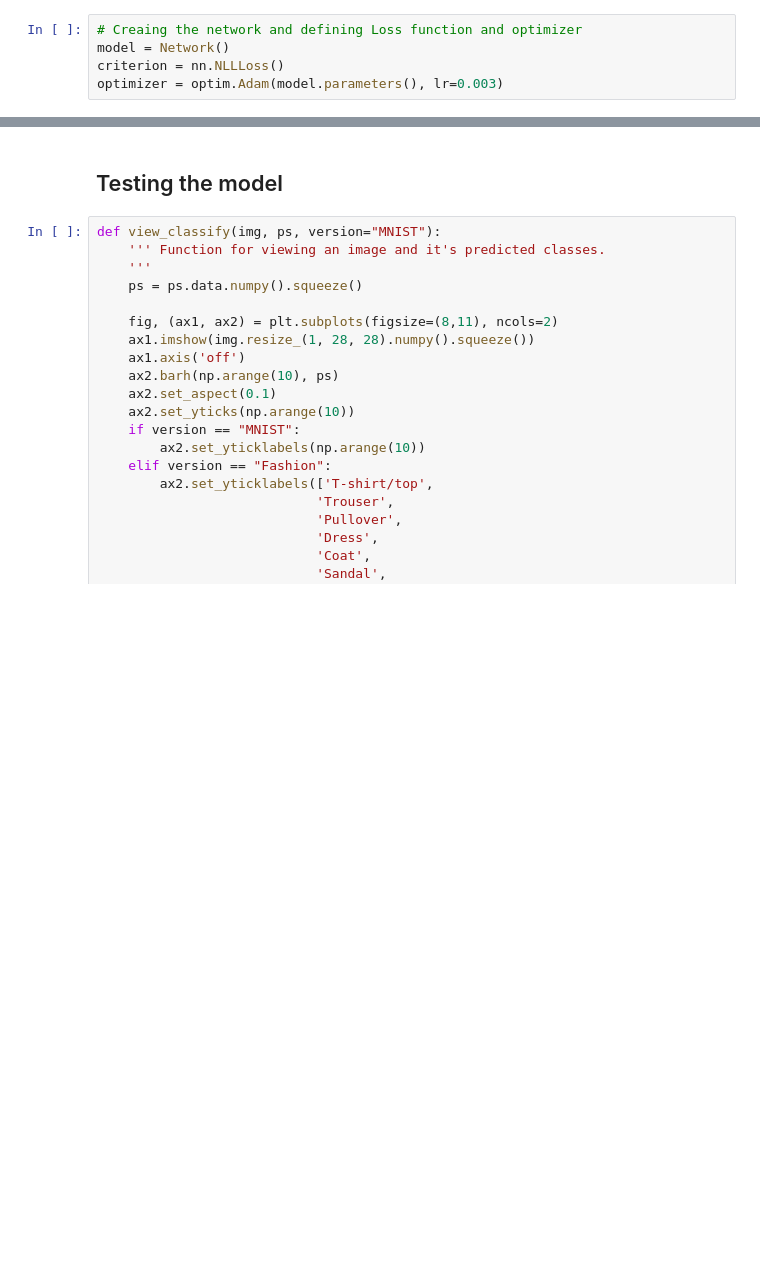
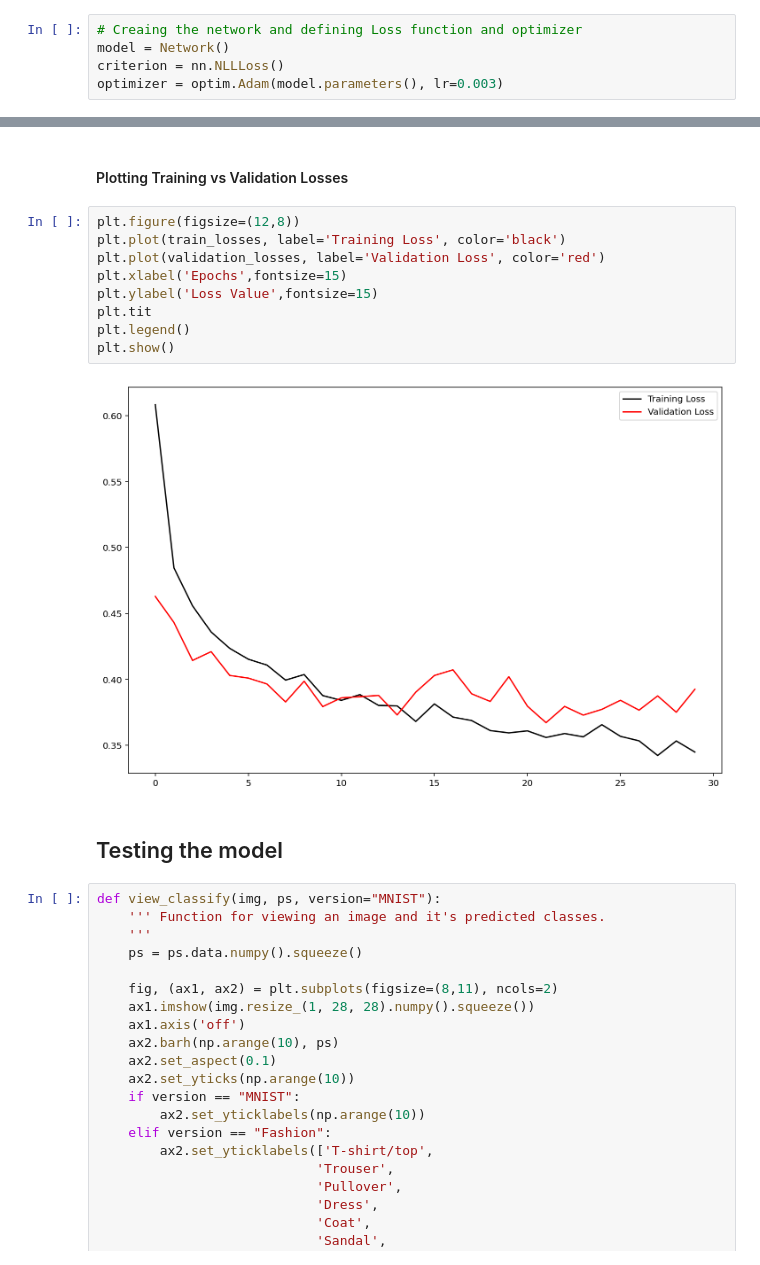
Before and after one commit to shiva-adith/neural_networks, a Jupyter notebook: FMNIST/FMNIST_Classifier.ipynb, the cells around one changed output, grey strips where cells are left out. Saved outputs shown, nothing was run; the diff lists cells and outputs as text; blank space fills up the shorter version.

```diff
--- a/FMNIST/FMNIST_Classifier.ipynb
+++ b/FMNIST/FMNIST_Classifier.ipynb
@@ -108,3 +169,16 @@ Wall time: 1min 57s
+# %% [markdown]
+<h4>Plotting Training vs Validation Losses</h4>
+# %%
+plt.figure(figsize=(12,8))
+plt.plot(train_losses, label='Training Loss', color='black')
+plt.plot(validation_losses, label='Validation Loss', color='red')
+plt.xlabel('Epochs',fontsize=15)
+plt.ylabel('Loss Value',fontsize=15)
+plt.tit
+plt.legend()
+plt.show()
+# %% [output]
+[figure, added]
 # %% [markdown]
 ## Testing the model
 # %%
```
Also changed, not shown: parts of 5 cells of this notebook.
